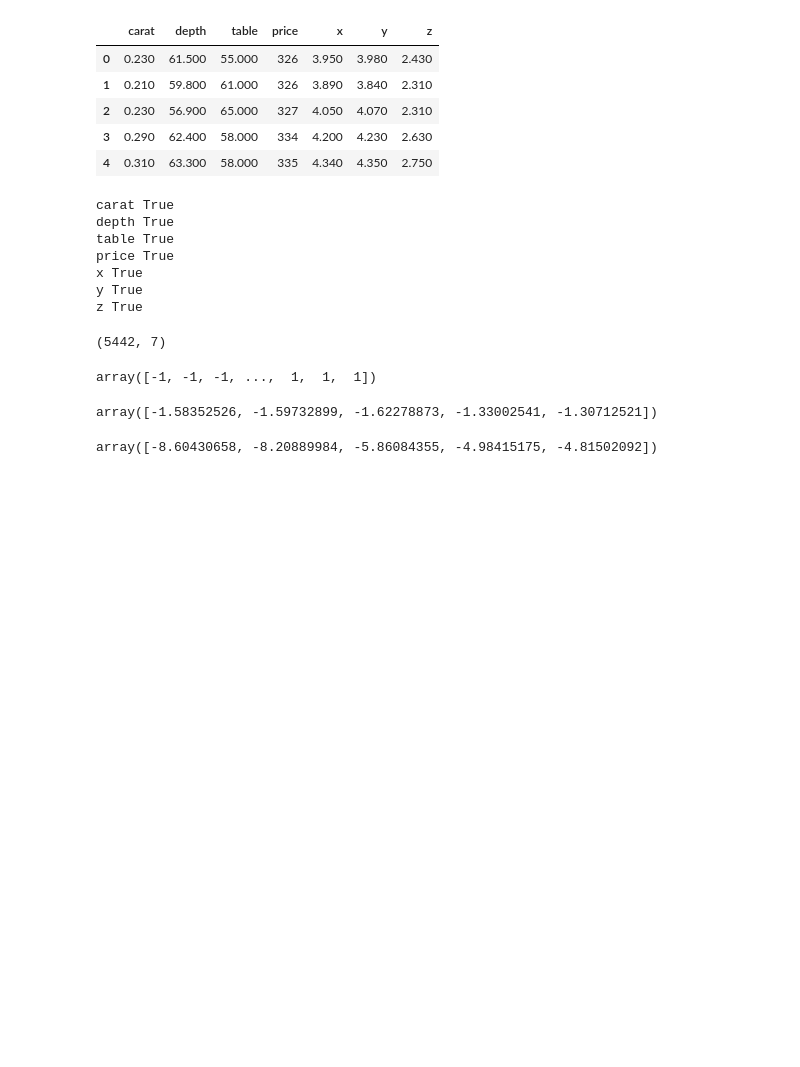
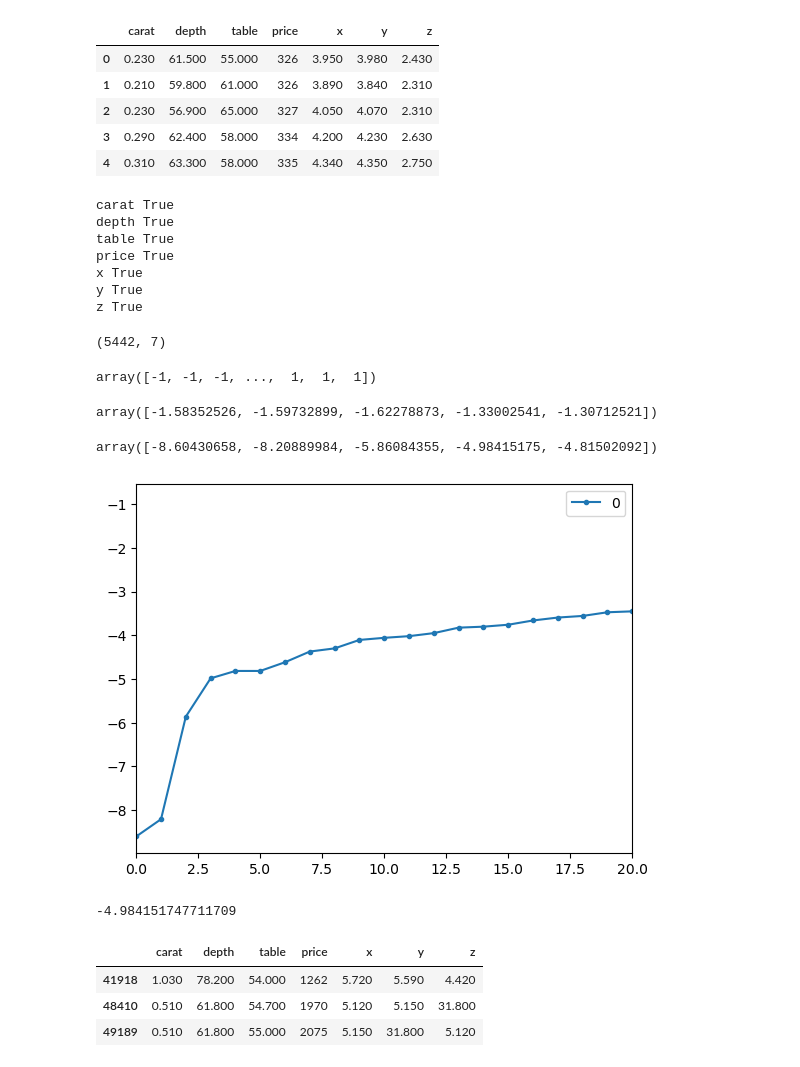
Before and after one commit to HuseyinEfkanAlp/FeatureEngineering, a Jupyter notebook: Outliers/Outliers.ipynb, the cells around one changed output. Saved outputs shown, nothing was run; the diff lists cells and outputs as text; code cells hidden in the pictures; blank space fills up the shorter version.

```diff
--- a/Outliers/Outliers.ipynb
+++ b/Outliers/Outliers.ipynb
@@ -383,0 +388,6 @@ array([-8.60430658, -8.20889984, -5.86084355, -4.98415175, -4.81502092])
+# %%
+scores = pd.DataFrame(np.sort(df_scores))
+scores.plot(stacked=True, xlim=[0,20], style='.-')
+plt.show()
+# %% [output]
+[figure, added]
@@ -383,0 +398,13 @@ array([-8.60430658, -8.20889984, -5.86084355, -4.98415175, -4.81502092])
+# %%
+th = np.sort(df_scores)[3]
+th
+# %% [output]
+-4.984151747711709
+# %%
+# Aykırı değerleri getirme
+df[df_scores<th]
+# %% [output]
+|  | carat | depth | table | price | x | y | z |
+| 41918 | 1.030 | 78.200 | 54.000 | 1262 | 5.720 | 5.590 | 4.420 |
+| 48410 | 0.510 | 61.800 | 54.700 | 1970 | 5.120 | 5.150 | 31.800 |
+| 49189 | 0.510 | 61.800 | 55.000 | 2075 | 5.150 | 31.800 | 5.120 |
```
Also changed, not shown: parts of 7 cells of this notebook.
